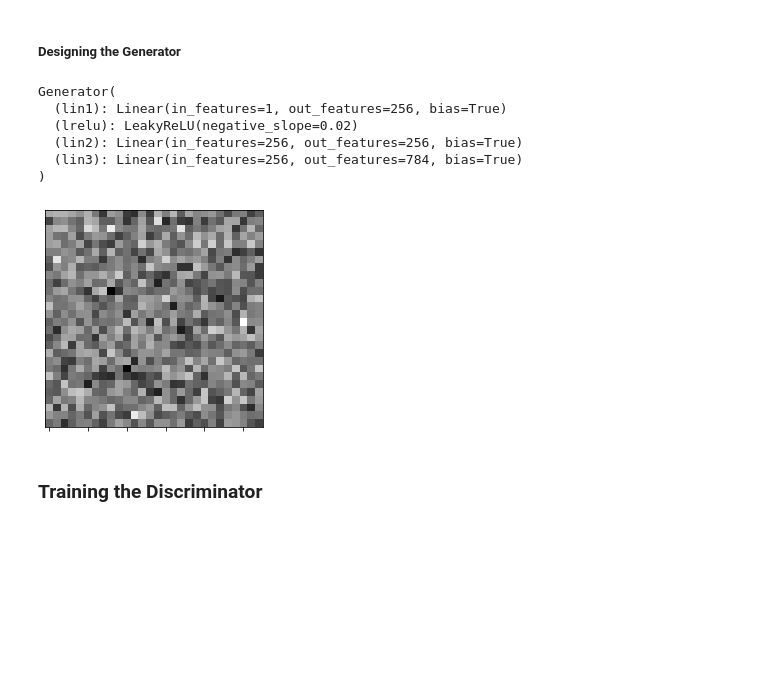
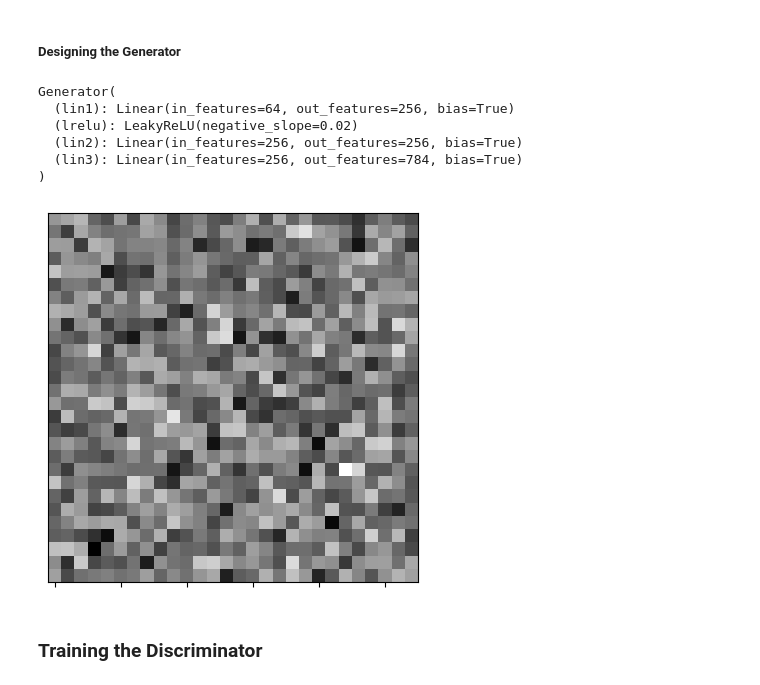
Before and after one commit to Vortexx2/digit-generator, a Jupyter notebook: main.ipynb, the cells around one changed output. Drawn from its saved outputs; the diff is of its cells as text; code cells hidden in the pictures; blank space fills up the shorter version.

```diff
--- a/main.ipynb
+++ b/main.ipynb
@@ -21,6 +21,10 @@ test_data = datasets.MNIST('data', train=False, download=True, transform=data_tr
 len(train_data), len(test_data)
 # %% [output]
 (60000, 10000)
+# %%
+def denorm(Y, mean=0.5, std=0.5):
+  """Inverse the normalisation operation. The default values for mean and std are the values used in this notebook"""
+  return std * Y + mean
 # %%
 def plot_image(img, label=None, cmap='gray'):
   img = img.squeeze(0)
@@ -94,7 +98,7 @@ class Generator(nn.Module):
 
   def __init__(self, latent_size, hidden_size, image_size):
     super(Generator, self).__init__()
-    self.lin1 = nn.Linear(1, hidden_size)
+    self.lin1 = nn.Linear(latent_size, hidden_size)
     self.lrelu = nn.LeakyReLU(0.02)
 
     self.lin2 = nn.Linear(hidden_size, hidden_size)
@@ -111,17 +115,17 @@ gen = Generator(latent_size, hidden_size, image_size)
 gen.to(device)
 # %% [output]
 Generator(
-  (lin1): Linear(in_features=1, out_features=256, bias=True)
+  (lin1): Linear(in_features=64, out_features=256, bias=True)
   (lrelu): LeakyReLU(negative_slope=0.02)
   (lin2): Linear(in_features=256, out_features=256, bias=True)
   (lin3): Linear(in_features=256, out_features=784, bias=True)
 )
 # %%
 # testing out the generator
-y = gen(torch.rand((latent_size, ), device=device))
-plot_image(y.reshape(1, 28, 28).detach().cpu().numpy())
+y = gen(torch.randn((1, latent_size), device=device))
+plot_image(denorm( y.reshape(1, 28, 28).detach().cpu().numpy() ))
 # %% [output]
-[figure, old version]
+[figure, new version]
 # %% [markdown]
 ### Training the Discriminator
 # %%
```
Also changed, not shown: parts of 12 cells of this notebook, 1 other file.
